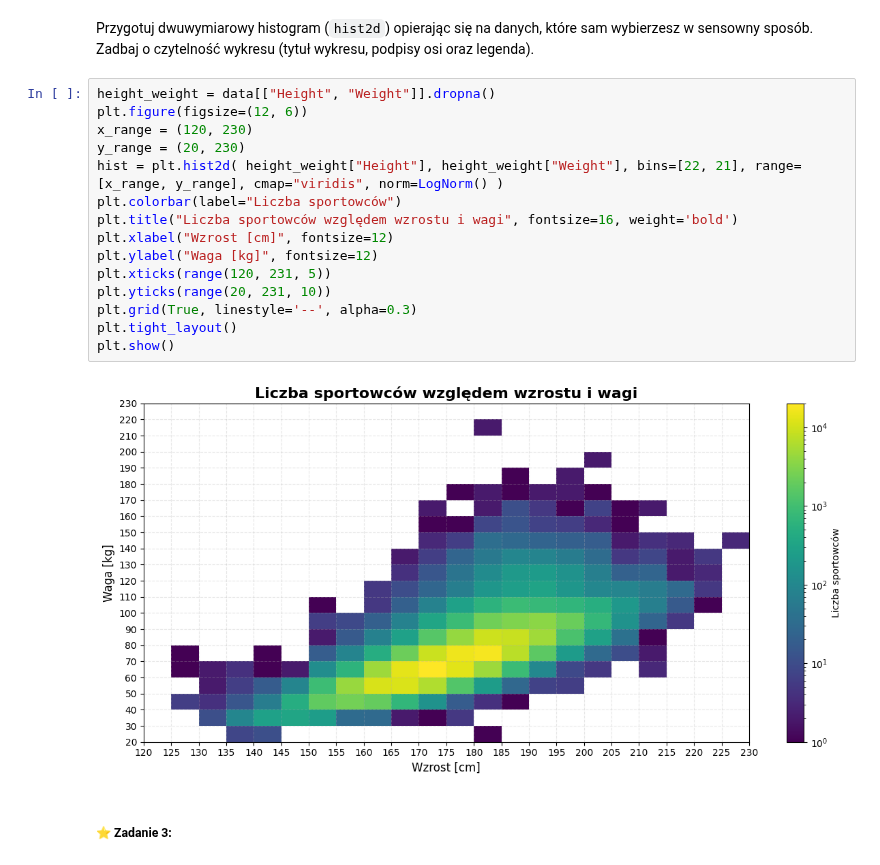
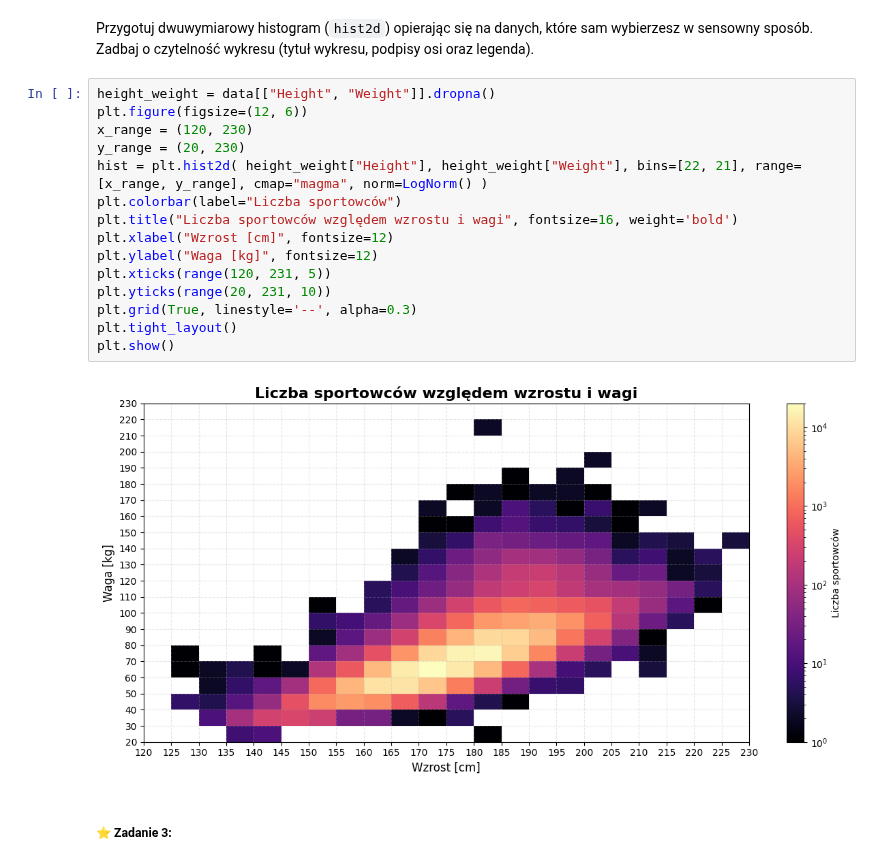
Before and after one commit to jedrek2504/Data_Visualization, a Jupyter notebook: matplotlib/1_Kostyk_Kwiecienski.ipynb, the cells around one changed output. Cells and saved outputs as stored; diff of their text form.

```diff
--- a/matplotlib/1_Kostyk_Kwiecienski.ipynb
+++ b/matplotlib/1_Kostyk_Kwiecienski.ipynb
@@ -41,20 +41,20 @@ Przygotuj dwuwymiarowy histogram (`hist2d`) opierając się na danych, które sa
 # %%
 height_weight = data[["Height", "Weight"]].dropna()
 plt.figure(figsize=(12, 6))
 x_range = (120, 230)
 y_range = (20, 230)
-hist = plt.hist2d( height_weight["Height"], height_weight["Weight"], bins=[22, 21], range=[x_range, y_range], cmap="viridis", norm=LogNorm() )
+hist = plt.hist2d( height_weight["Height"], height_weight["Weight"], bins=[22, 21], range=[x_range, y_range], cmap="magma", norm=LogNorm() )
 plt.colorbar(label="Liczba sportowców")
 plt.title("Liczba sportowców względem wzrostu i wagi", fontsize=16, weight='bold')
 plt.xlabel("Wzrost [cm]", fontsize=12)
 plt.ylabel("Waga [kg]", fontsize=12)
 plt.xticks(range(120, 231, 5))
 plt.yticks(range(20, 231, 10))
 plt.grid(True, linestyle='--', alpha=0.3)
 plt.tight_layout()
 plt.show()
 # %% [output]
-[figure, old version]
+[figure, new version]
 # %% [markdown]
 ##### ⭐ Zadanie 3:
 # %% [markdown]
```
Also changed, not shown: parts of 3 cells of this notebook, 1 other file.
